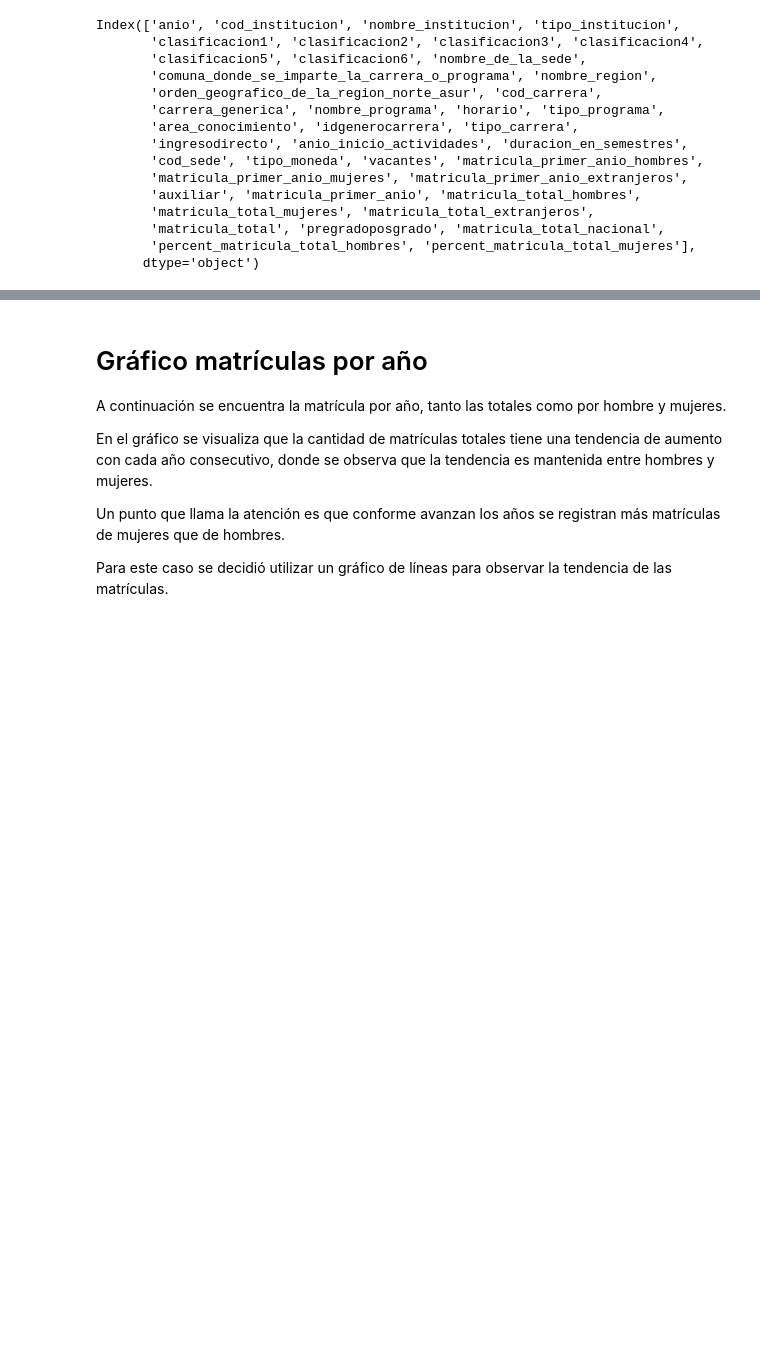
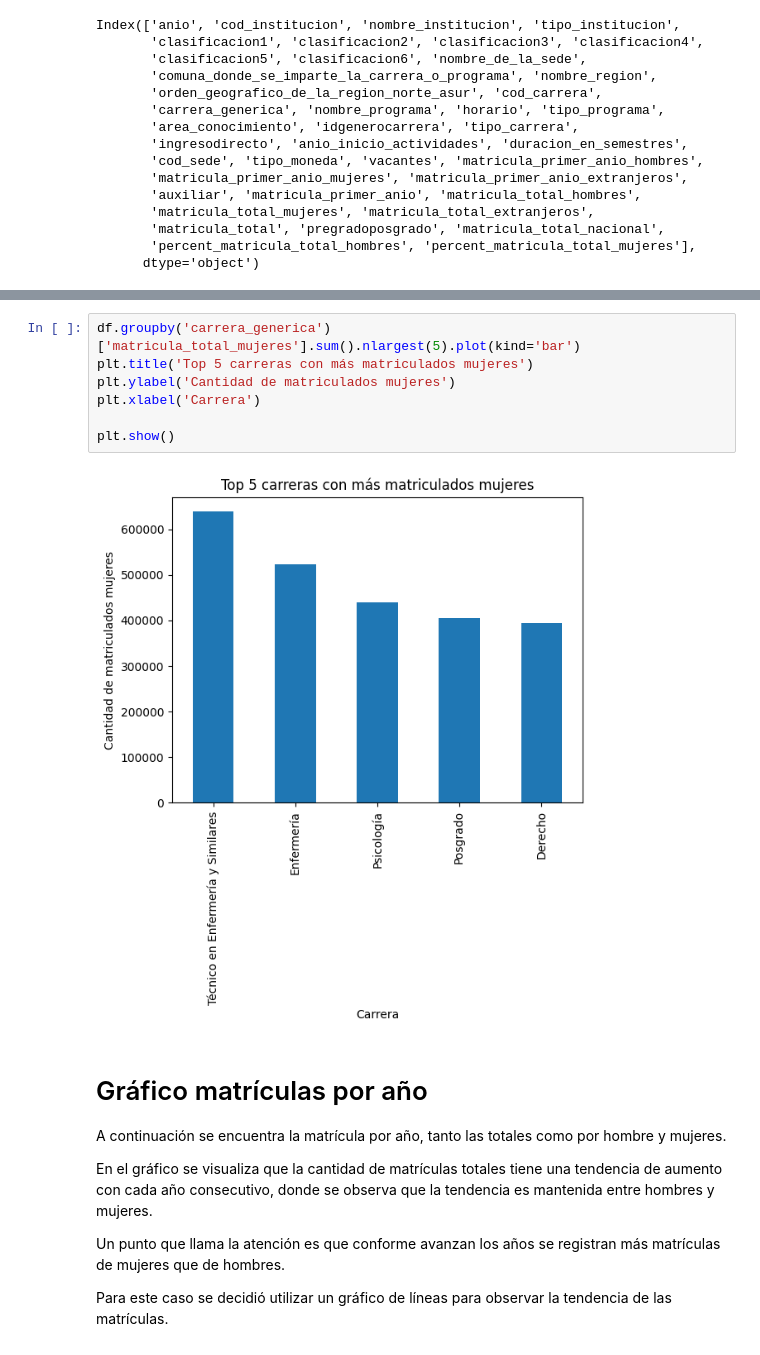
Before and after one commit to gabalvarezmc/proyecto-final, a Jupyter notebook: 03_Visualizacion_de_datos.ipynb, the cells around one changed output, grey strips where cells are left out. Cells and saved outputs as stored; diff of their text form; blank space fills up the shorter version.

```diff
--- a/03_Visualizacion_de_datos.ipynb
+++ b/03_Visualizacion_de_datos.ipynb
@@ -32,3 +61,12 @@ Index(['anio', 'cod_institucion', 'nombre_institucion', 'tipo_institucion',
+# %%
+df.groupby('carrera_generica')['matricula_total_mujeres'].sum().nlargest(5).plot(kind='bar')
+plt.title('Top 5 carreras con más matriculados mujeres')
+plt.ylabel('Cantidad de matriculados mujeres')
+plt.xlabel('Carrera')
+
+plt.show()
+# %% [output]
+[figure, added]
 # %% [markdown]
 # Gráfico matrículas por año
 A continuación se encuentra la matrícula por año, tanto las totales como por hombre y mujeres.
```
Also changed, not shown: parts of 4 cells of this notebook, 3 other files.
